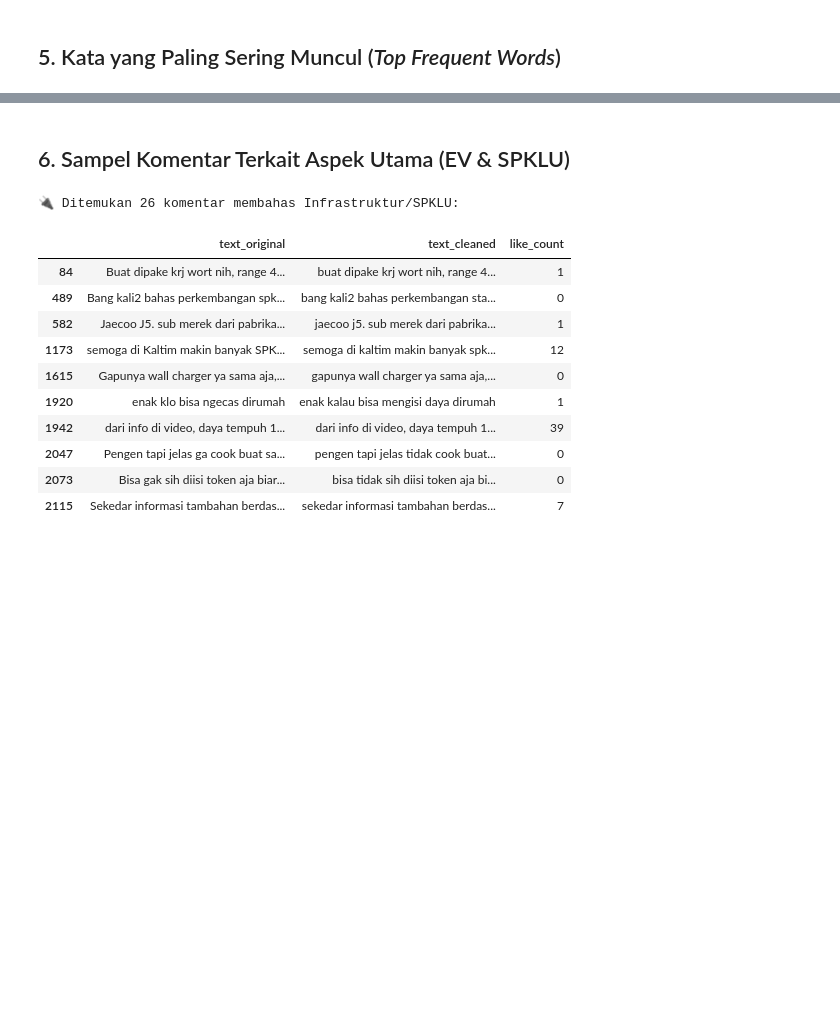
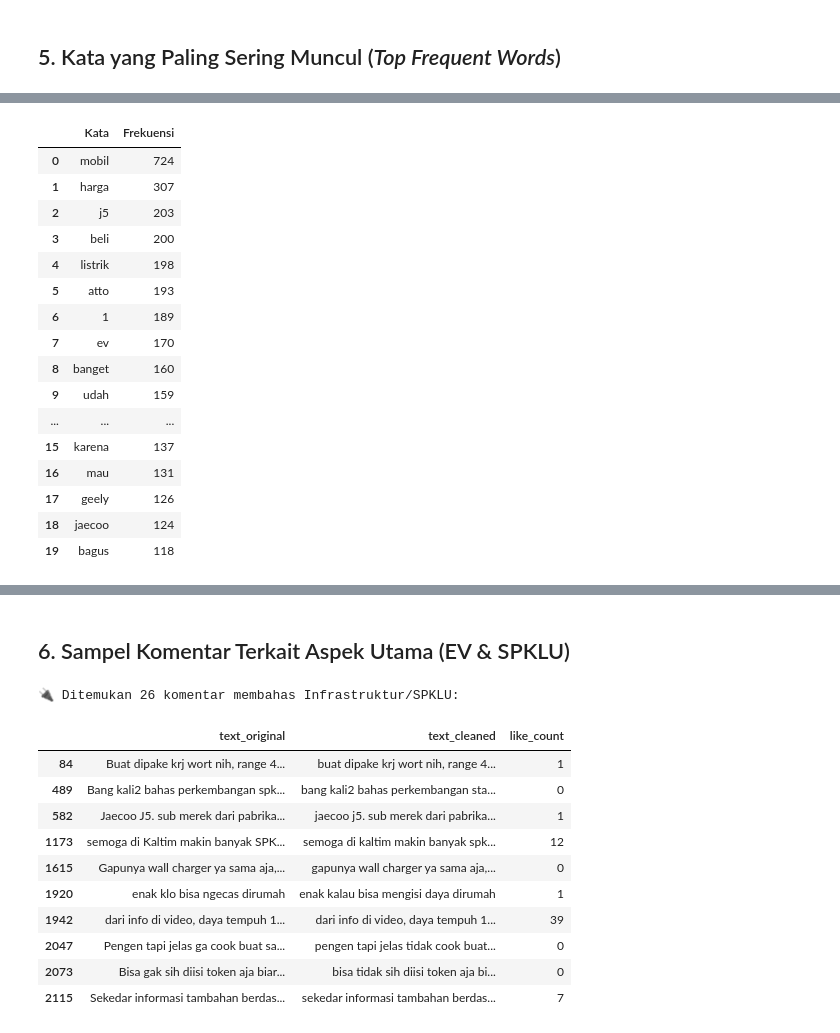
Before and after one commit to wicaksonohanif/aspect_based_SA_EV, a Jupyter notebook: notebooks/02_eda_cleaned_comments.ipynb, the cells around one changed output, grey strips where cells are left out. Drawn from its saved outputs; the diff is of its cells as text; code cells hidden in the pictures; blank space fills up the shorter version.

```diff
--- a/notebooks/02_eda_cleaned_comments.ipynb
+++ b/notebooks/02_eda_cleaned_comments.ipynb
@@ -97,0 +93,30 @@ top_20_words
+# %%
+# Filter kata-kata umum (stopwords) agar frekuensi lebih representatif
+STOPWORDS = set(['di', 'tidak', 'yg', 'dan', 'ini', 'ada', 'yang', 'nya', 'bisa', 'lebih',
+                 'kalau', 'dari', 'dengan', 'saya', 'tapi', 'untuk', 'sama', 'itu', 'aja',
+                 'juga', 'buat', 'ya', 'kan', 'ke', 'sudah', 'kalo', 'pada', 'atau', 'jadi',
+                 'gak', 'ga', 'akan', 'lagi', 'saja', 'pun'])
+
+all_words = [word for word in " ".join(df["text_cleaned"].dropna()).split() if word not in STOPWORDS]
+
+word_counts = Counter(all_words)
+top_20_words = pd.DataFrame(word_counts.most_common(20), columns=["Kata", "Frekuensi"])
+top_20_words
+# %% [output]
+|  | Kata | Frekuensi |
+| 0 | mobil | 724 |
+| 1 | harga | 307 |
+| 2 | j5 | 203 |
+| 3 | beli | 200 |
+| 4 | listrik | 198 |
+| 5 | atto | 193 |
+| 6 | 1 | 189 |
+| 7 | ev | 170 |
+| 8 | banget | 160 |
+| 9 | udah | 159 |
+| ... | ... | ... |
+| 15 | karena | 137 |
+| 16 | mau | 131 |
+| 17 | geely | 126 |
+| 18 | jaecoo | 124 |
+| 19 | bagus | 118 |
```
Also changed, not shown: parts of 10 cells of this notebook, 6 other files.
